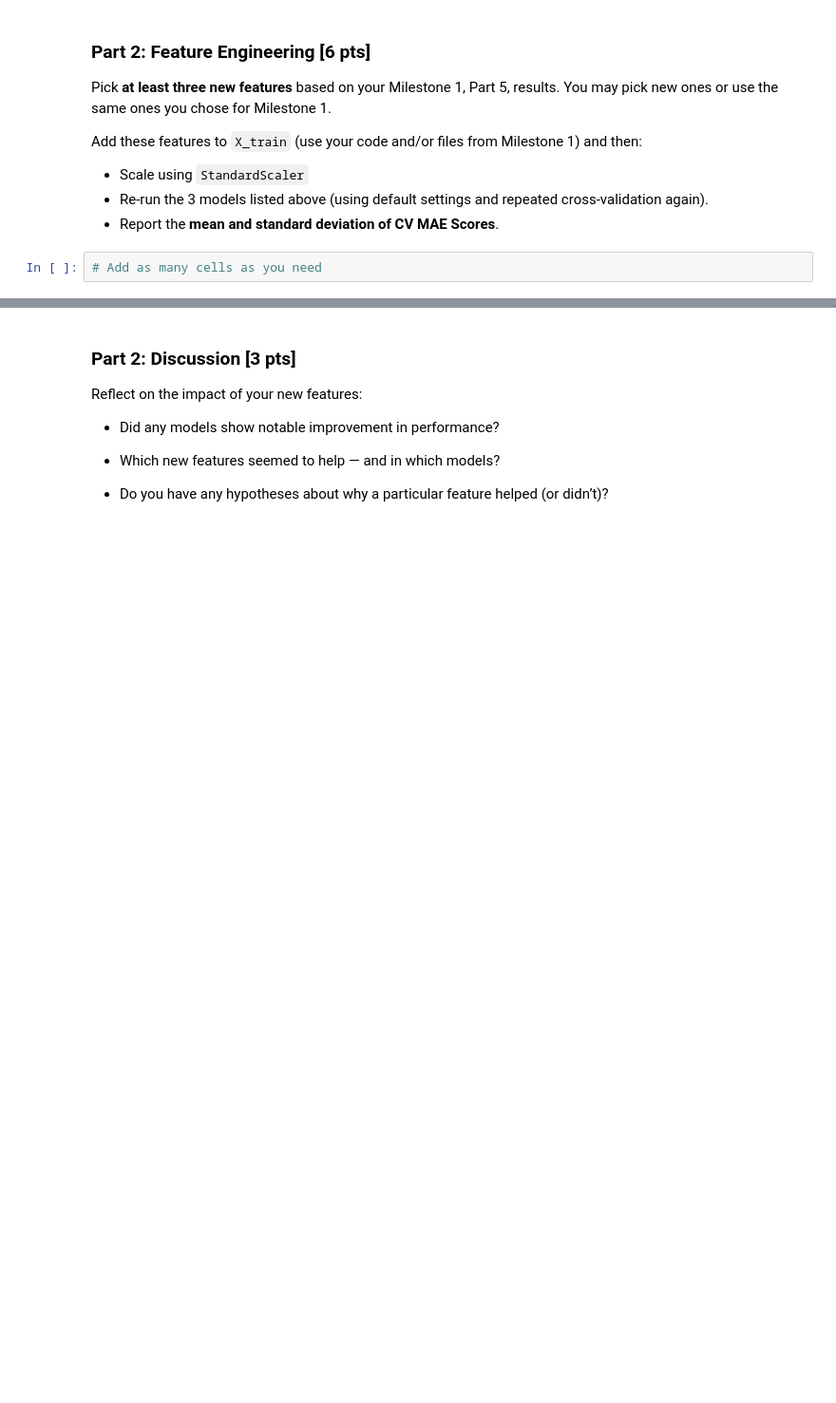
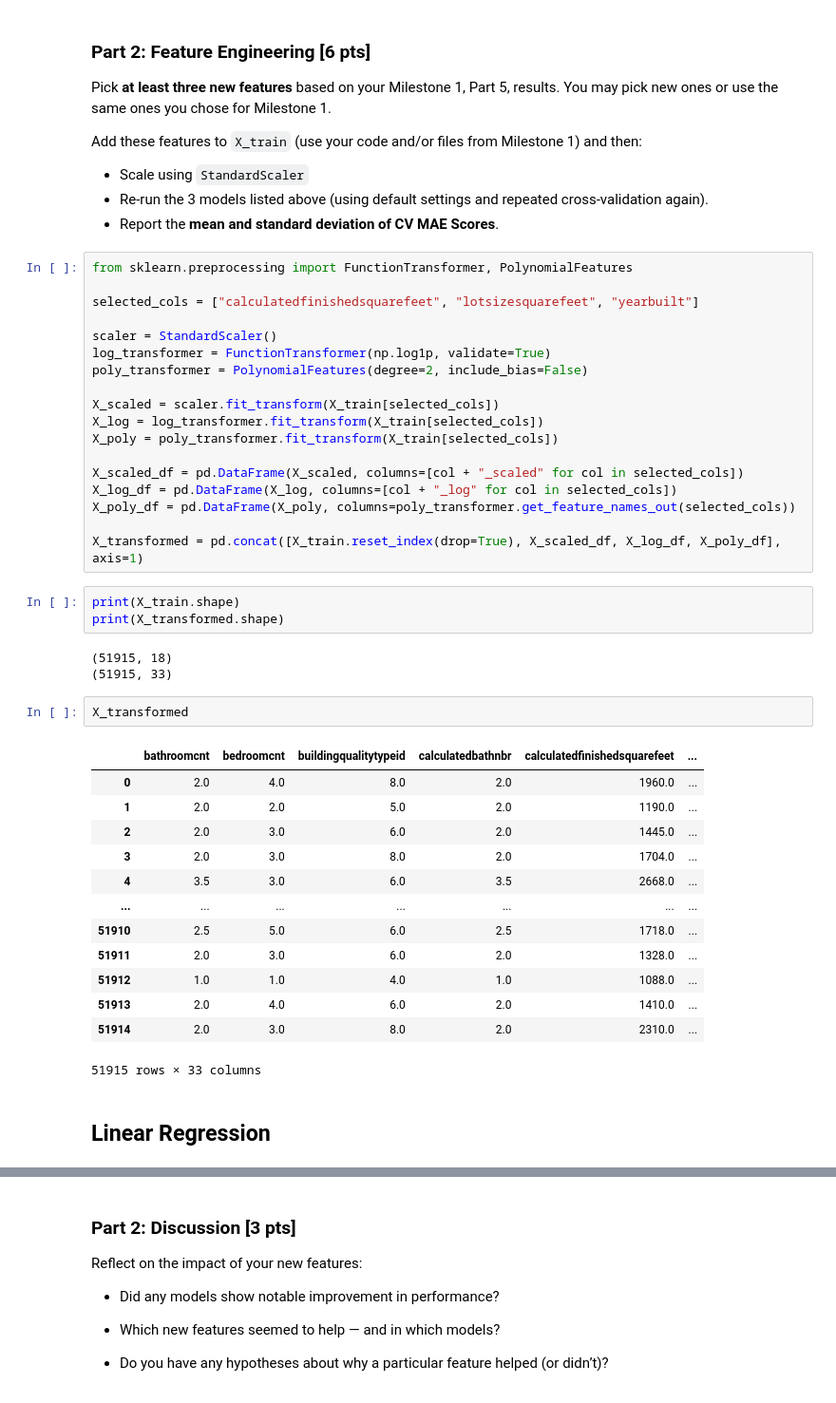
Before and after one commit to tetianakravchuk/MilestoneOneMachineLearning, a Jupyter notebook: Milestone_02.ipynb, the cells around one changed output, grey strips where cells are left out. Shown at 95% size. Saved outputs shown, nothing was run; the diff lists cells and outputs as text; blank space fills up the shorter version.

```diff
--- a/Milestone_02.ipynb
+++ b/Milestone_02.ipynb
@@ -232,5 +309,45 @@ Add these features to `X_train` (use your code and/or files from Milestone 1) an
 - Scale using `StandardScaler`
 - Re-run the 3 models listed above (using default settings and repeated cross-validation again).
 - Report the **mean and standard deviation of CV MAE Scores**.
-# %%
-# Add as many cells as you need
+# %%
+from sklearn.preprocessing import FunctionTransformer, PolynomialFeatures
+
+selected_cols = ["calculatedfinishedsquarefeet", "lotsizesquarefeet", "yearbuilt"]
+
+scaler = StandardScaler()
+log_transformer = FunctionTransformer(np.log1p, validate=True)
+poly_transformer = PolynomialFeatures(degree=2, include_bias=False)
+
+X_scaled = scaler.fit_transform(X_train[selected_cols])
+X_log = log_transformer.fit_transform(X_train[selected_cols])
+X_poly = poly_transformer.fit_transform(X_train[selected_cols])
+
+X_scaled_df = pd.DataFrame(X_scaled, columns=[col + "_scaled" for col in selected_cols])
+X_log_df = pd.DataFrame(X_log, columns=[col + "_log" for col in selected_cols])
+X_poly_df = pd.DataFrame(X_poly, columns=poly_transformer.get_feature_names_out(selected_cols))
+
+X_transformed = pd.concat([X_train.reset_index(drop=True), X_scaled_df, X_log_df, X_poly_df], axis=1)
+# %%
+print(X_train.shape)
+print(X_transformed.shape)
+# %% [output]
+(51915, 18)
+(51915, 33)
+# %%
+X_transformed
+# %% [output]
+|  | bathroomcnt | bedroomcnt | buildingqualitytypeid | calculatedbathnbr | calculatedfinishedsquarefeet | ... |
+| 0 | 2.0 | 4.0 | 8.0 | 2.0 | 1960.0 | ... |
+| 1 | 2.0 | 2.0 | 5.0 | 2.0 | 1190.0 | ... |
+| 2 | 2.0 | 3.0 | 6.0 | 2.0 | 1445.0 | ... |
+| 3 | 2.0 | 3.0 | 8.0 | 2.0 | 1704.0 | ... |
+| 4 | 3.5 | 3.0 | 6.0 | 3.5 | 2668.0 | ... |
+| ... | ... | ... | ... | ... | ... | ... |
+| 51910 | 2.5 | 5.0 | 6.0 | 2.5 | 1718.0 | ... |
+| 51911 | 2.0 | 3.0 | 6.0 | 2.0 | 1328.0 | ... |
+| 51912 | 1.0 | 1.0 | 4.0 | 1.0 | 1088.0 | ... |
+| 51913 | 2.0 | 4.0 | 6.0 | 2.0 | 1410.0 | ... |
+| 51914 | 2.0 | 3.0 | 8.0 | 2.0 | 2310.0 | ... |
+51915 rows × 33 columns
+# %% [markdown]
+## Linear Regression
```
Also changed, not shown: parts of 56 cells of this notebook.
